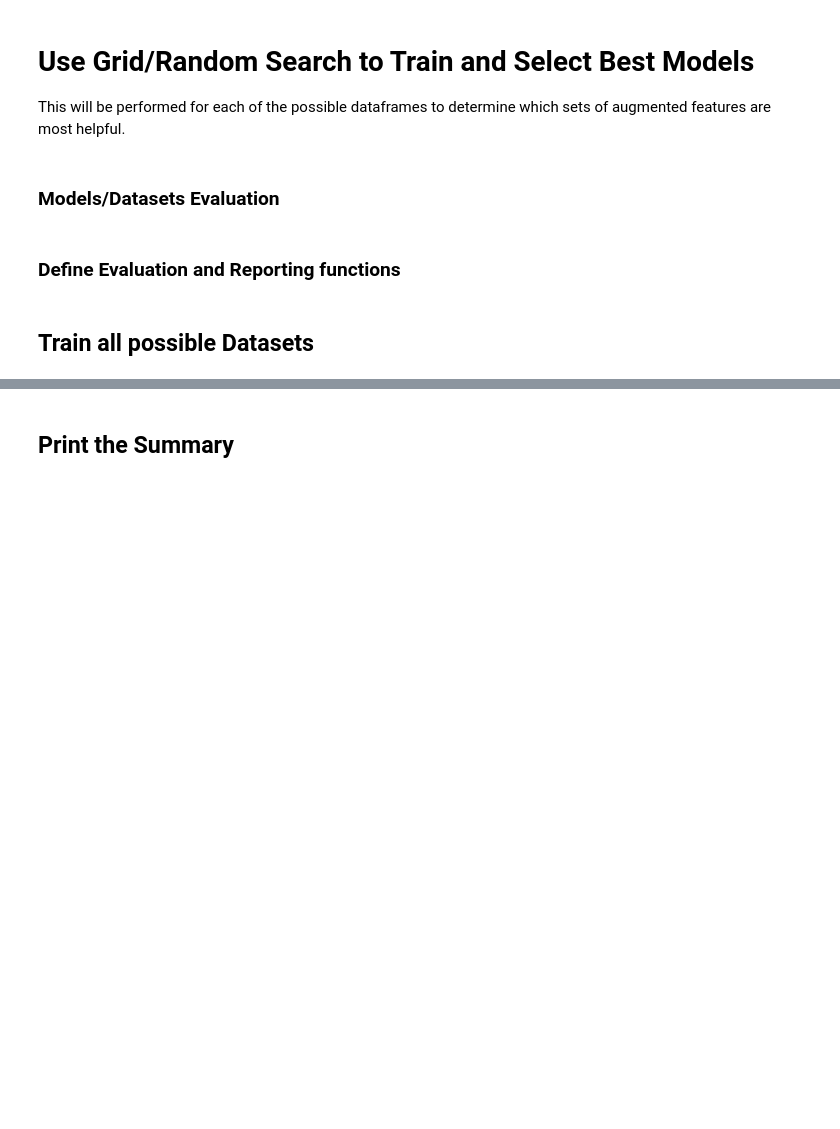
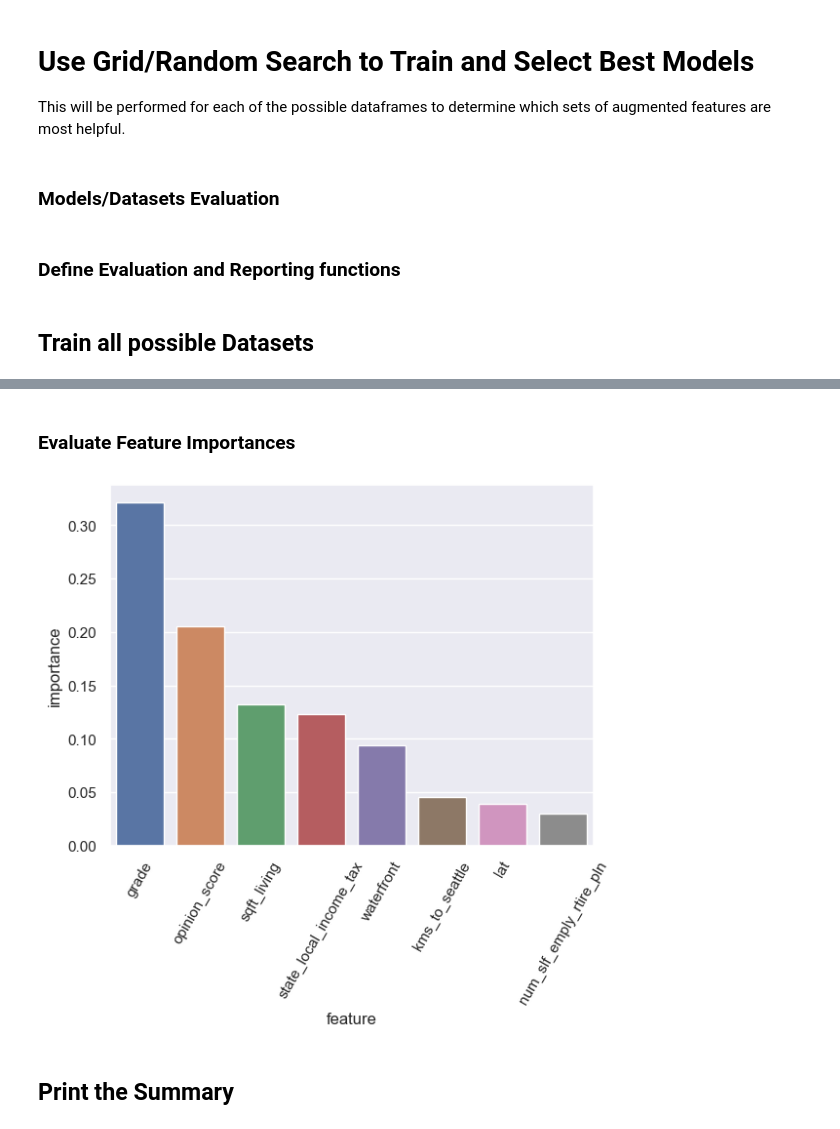
Before and after one commit to jjossie/jberds-housing, a Jupyter notebook: housing.ipynb, the cells around one changed output, grey strips where cells are left out. Saved outputs shown, nothing was run; the diff lists cells and outputs as text; code cells hidden in the pictures; blank space fills up the shorter version.

```diff
--- a/housing.ipynb
+++ b/housing.ipynb
@@ -251,8 +266,8 @@ from xgboost import XGBRegressor
 
 param_grid = {
     'learning_rate': [0.01, 0.05, 0.1],
-    'n_estimators': [100, 200, 300],
-    'max_depth': [5, 10, 15]
+    'n_estimators': [200, 300],
+    'max_depth': [3, 5, 7]
 }
 
 columns_to_drop = ['price', 'date', 'id']
@@ -265,13 +280,13 @@ for name, dataframe in dataframes.items():
     X = dataframe.drop(columns_to_drop, axis=1)
 
     # Split into Train/Eval/Test datasets
-    X_train, X_test, y_train, y_test = train_test_split(X, y, test_size=0.8) # Only for quicker training!!!
+    X_train_validate, X_test, y_train_validate, y_test = train_test_split(X, y, test_size=0.2, random_state=42)
+    X_train, X_validate, y_train, y_validate = train_test_split(X_train_validate, y_train_validate, test_size=0.2, random_state=42)
     # X_train, y_train, X_validate, y_validate = train_test_split(X_train, y_train, test_size=0.2)
     # X_train, y_train, X_test, y_test = train_test_split(X, y, test_size=0.2)
 
-
     # Perform the Grid/Random Search
-    random_search = RandomizedSearchCV(XGBRegressor(), param_grid, cv=5)
+    random_search = GridSearchCV(XGBRegressor(), param_grid, cv=5)
     random_search.fit(X_train, y_train)
 
     # Get the best model & its metrics
@@ -282,8 +297,6 @@ for name, dataframe in dataframes.items():
     y_pred = best_model.predict(X_test)
 
     # Record the results
-    evaluate(name, y_test, y_pred)
-    cross_validators[name] = random_search
-    models[name] = best_model
+    evaluate(name, random_search, y_test, y_pred)
 # %% [output]
 Training based on the 'normal housing' dataset
@@ -306,3 +319,46 @@ evaluating normalized irs housing:
+# %% [markdown]
+### Evaluate Feature Importances
+# %%
+feature_importances = {}
+feature_importances_df = pd.DataFrame({"feature": [], "importance": []})
+for name, search in cross_validators.items():
+    s: RandomizedSearchCV = search
+    # print(f"{name}: ")
+    for index, value in enumerate(s.feature_names_in_):
+        importance = s.best_estimator_.feature_importances_[index]
+        # print(f"\t{index}: {value} - {importance}")
+        if feature_importances.get(value) is not None and len(feature_importances[value]) > 0:
+            feature_importances[value].append(importance)
+        else:
+            feature_importances[value] = [importance]
+
+for feature, importances in feature_importances.items():
+    for importance in importances:
+        feature_importances_df.loc[len(feature_importances_df)] = [feature, importance]
+
+# summarized_fi = feature_importances_df.sort_values("importance", ascending=False)
+summarized_fi = feature_importances_df.groupby(["feature"]).mean().sort_values("importance", ascending=False).reset_index().head(8)
+
+# summarized_fi["feature"] = summarized_fi["feature"].astype(str)
+
+plt = sns.barplot(
+    data=summarized_fi,
+    x="feature",
+    y="importance",
+)
+
+
+pyplot.xticks(rotation=60)
+
+# Add values to the top of each bar
+for index, row in results.iterrows():
+    plt.annotate(round(row['r2'], 2),         # Value to display
+                 xy=(row.name, row['r2']),    # Position of the value
+                 xytext=(0, 5),               # Offset text position (optional)
+                 textcoords='offset points',  # Offset type (optional)
+                 ha='center')                 # Horizontal alignment of the value
+# %% [output]
+[figure, added]
 # %% [markdown]
 ## Print the Summary
 # %%
```
Also changed, not shown: parts of 3 cells of this notebook.
